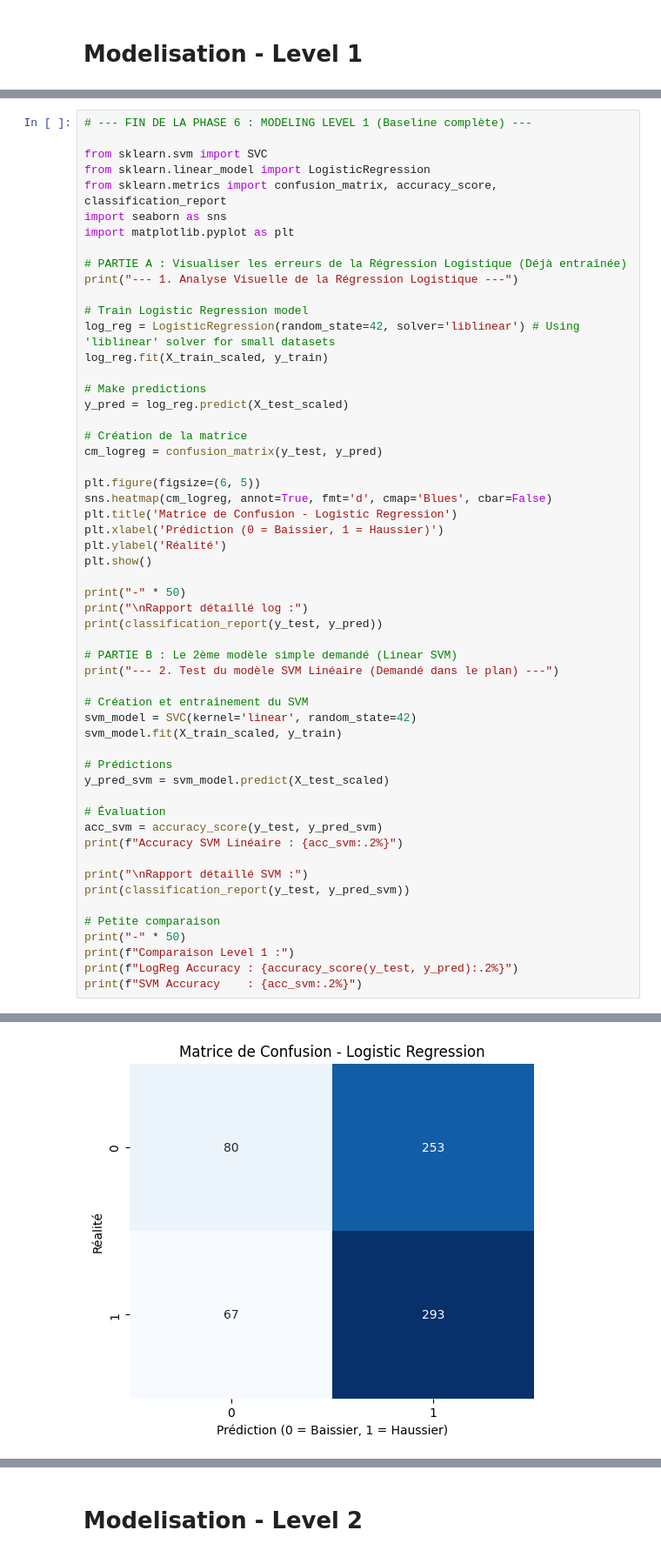
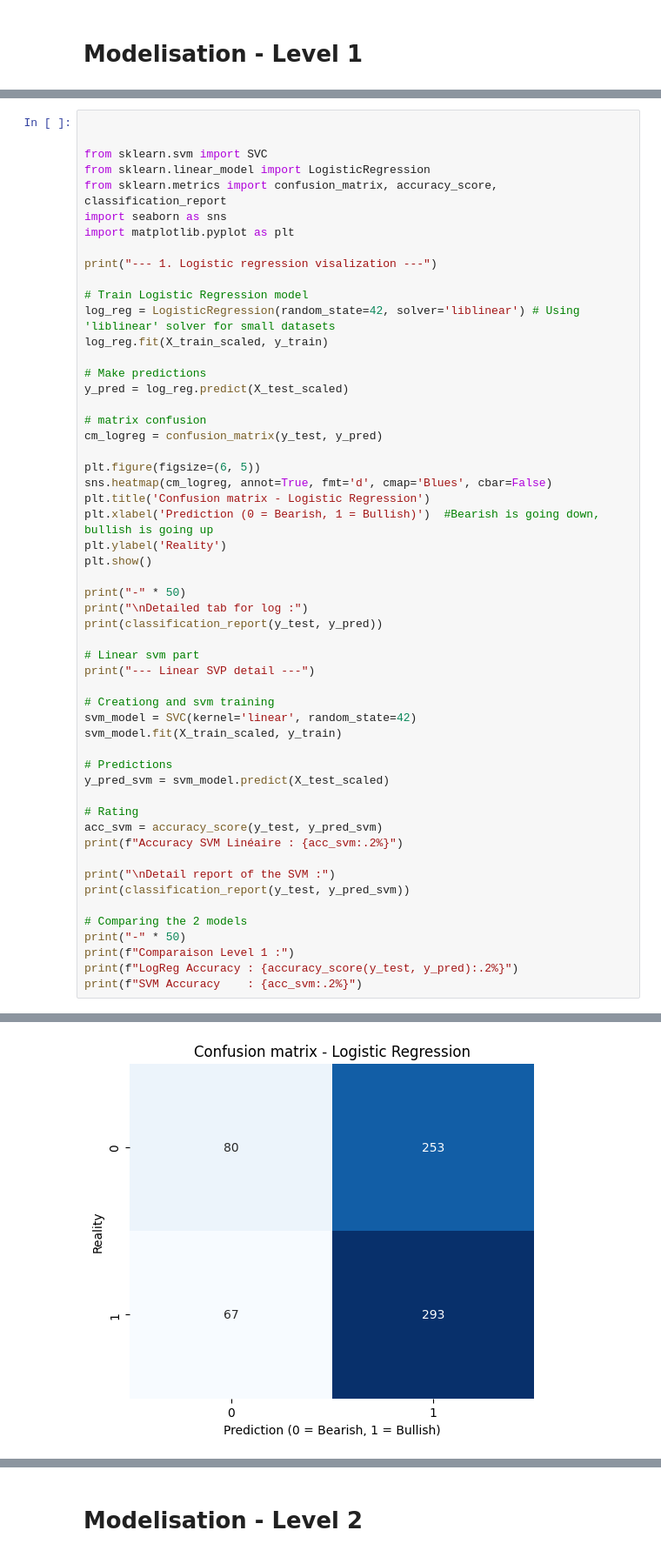
Before and after one commit to Thomasjiin/ML_Project, a Jupyter notebook: Tesla_stock_trend_prediction.ipynb, the cells around one changed output, grey strips where cells are left out. Shown at 87% size. Saved outputs shown, nothing was run; the diff lists cells and outputs as text.

```diff
--- a/Tesla_stock_trend_prediction.ipynb
+++ b/Tesla_stock_trend_prediction.ipynb
@@ -601,7 +600,7 @@ Trend
 0    1759
 Name: count, dtype: int64
 # %%
-# --- FIN DE LA PHASE 6 : MODELING LEVEL 1 (Baseline complète) ---
+
 
 from sklearn.svm import SVC
 from sklearn.linear_model import LogisticRegression
@@ -609,8 +608,7 @@ from sklearn.metrics import confusion_matrix, accuracy_score, classification_rep
 import seaborn as sns
 import matplotlib.pyplot as plt
 
-# PARTIE A : Visualiser les erreurs de la Régression Logistique (Déjà entraînée)
-print("--- 1. Analyse Visuelle de la Régression Logistique ---")
+print("--- 1. Logistic regression visalization ---")
 
 # Train Logistic Regression model
 log_reg = LogisticRegression(random_state=42, solver='liblinear') # Using 'liblinear' solver for small datasets
@@ -619,38 +617,38 @@ log_reg.fit(X_train_scaled, y_train)
 # Make predictions
 y_pred = log_reg.predict(X_test_scaled)
 
-# Création de la matrice
+# matrix confusion
 cm_logreg = confusion_matrix(y_test, y_pred)
 
 plt.figure(figsize=(6, 5))
 sns.heatmap(cm_logreg, annot=True, fmt='d', cmap='Blues', cbar=False)
-plt.title('Matrice de Confusion - Logistic Regression')
-plt.xlabel('Prédiction (0 = Baissier, 1 = Haussier)')
-plt.ylabel('Réalité')
+plt.title('Confusion matrix - Logistic Regression')
+plt.xlabel('Prediction (0 = Bearish, 1 = Bullish)')  #Bearish is going down, bullish is going up
+plt.ylabel('Reality')
 plt.show()
 
 print("-" * 50)
-print("\nRapport détaillé log :")
+print("\nDetailed tab for log :")
 print(classification_report(y_test, y_pred))
 
-# PARTIE B : Le 2ème modèle simple demandé (Linear SVM)
-print("--- 2. Test du modèle SVM Linéaire (Demandé dans le plan) ---")
+# Linear svm part
+print("--- Linear SVP detail ---")
 
-# Création et entraînement du SVM
+# Creationg and svm training
 svm_model = SVC(kernel='linear', random_state=42)
 svm_model.fit(X_train_scaled, y_train)
 
-# Prédictions
+# Predictions
 y_pred_svm = svm_model.predict(X_test_scaled)
 
-# Évaluation
+# Rating
 acc_svm = accuracy_score(y_test, y_pred_svm)
 print(f"Accuracy SVM Linéaire : {acc_svm:.2%}")
 
-print("\nRapport détaillé SVM :")
+print("\nDetail report of the SVM :")
 print(classification_report(y_test, y_pred_svm))
 
-# Petite comparaison
+# Comparing the 2 models
 print("-" * 50)
 print(f"Comparaison Level 1 :")
 print(f"LogReg Accuracy : {accuracy_score(y_test, y_pred):.2%}")
@@ -660,3 +658,3 @@ print(f"SVM Accuracy    : {acc_svm:.2%}")
-[figure, old version]
+[figure, new version]
 --------------------------------------------------
 
```
Also changed, not shown: parts of 54 cells of this notebook.
